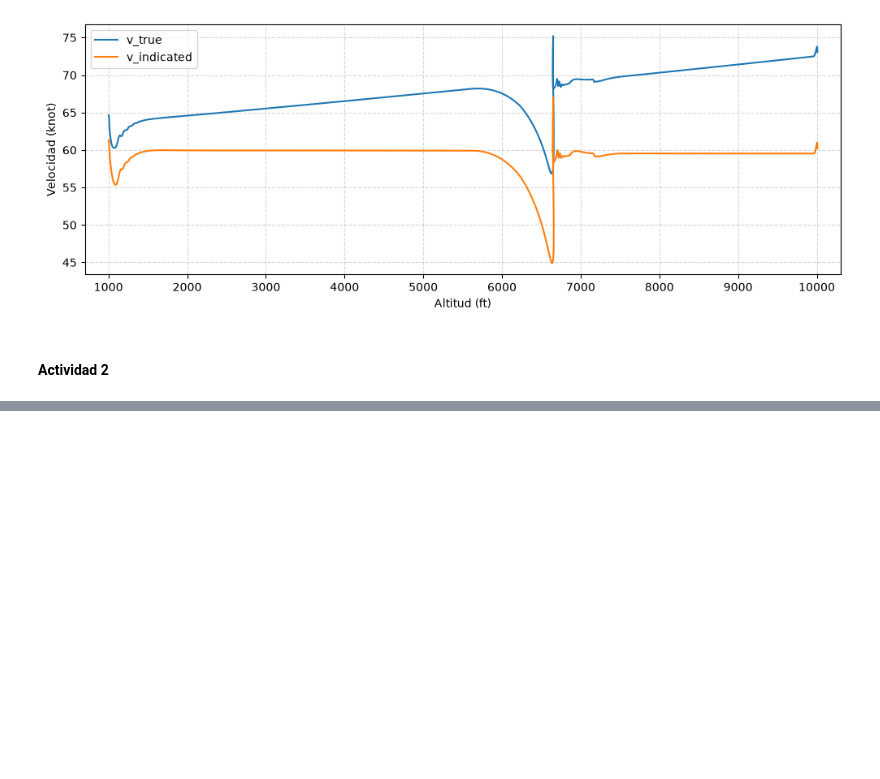
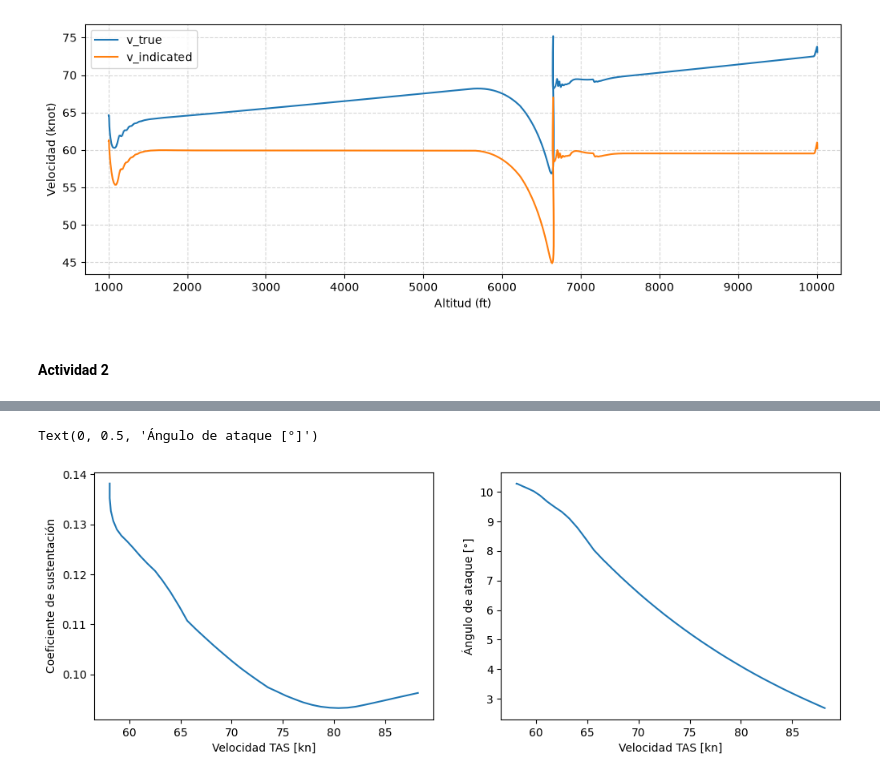
Before and after one commit to otarola-joaquin/Trabajos-varios-8vo-semestre, a Jupyter notebook: Mecánica del Vuelo/Tarea_2/lab2_gráfico.ipynb, the cells around one changed output, grey strips where cells are left out. Saved outputs shown, nothing was run; the diff lists cells and outputs as text; code cells hidden in the pictures; blank space fills up the shorter version.

```diff
--- a/Mecánica del Vuelo/Tarea_2/lab2_gráfico.ipynb
+++ b/Mecánica del Vuelo/Tarea_2/lab2_gráfico.ipynb
@@ -72,0 +82,14 @@ ax2.plot(v_true[28:], drag[28:])
+# %%
+plt.rcParams['figure.figsize'] = (12,4)
+fig, (ax1, ax2) = plt.subplots(1,2)
+
+ax1.plot(v_true[28:-12], cL(lift[28:-12], 1000))
+ax1.set_xlabel('Velocidad TAS [kn]')
+ax1.set_ylabel('Coeficiente de sustentación')
+
+ax2.plot(v_true[28:-12], alpha[28:-12])
+ax2.set_xlabel('Velocidad TAS [kn]')
+ax2.set_ylabel('Ángulo de ataque [°]')
+# %% [output]
+Text(0, 0.5, 'Ángulo de ataque [°]')
+[figure, added]
```
Also changed, not shown: parts of 3 cells of this notebook.
